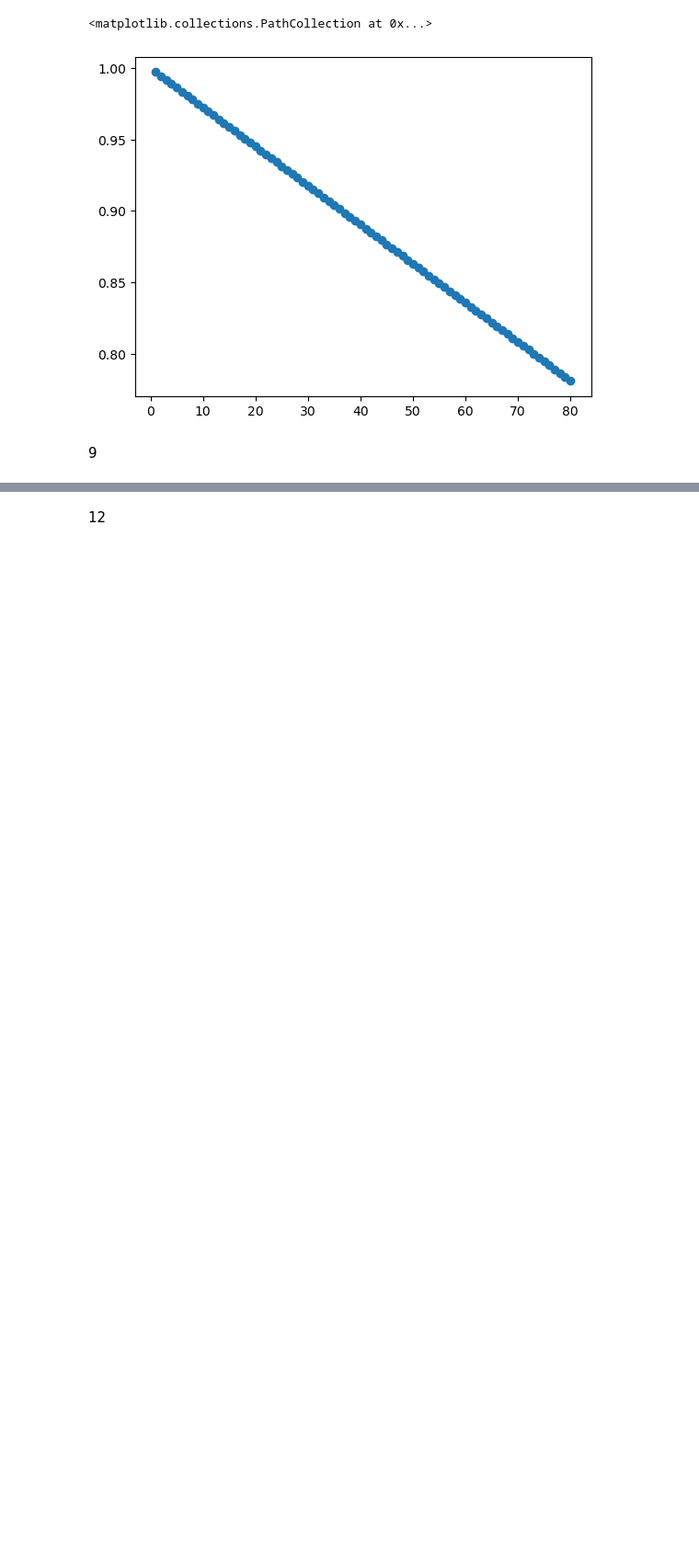
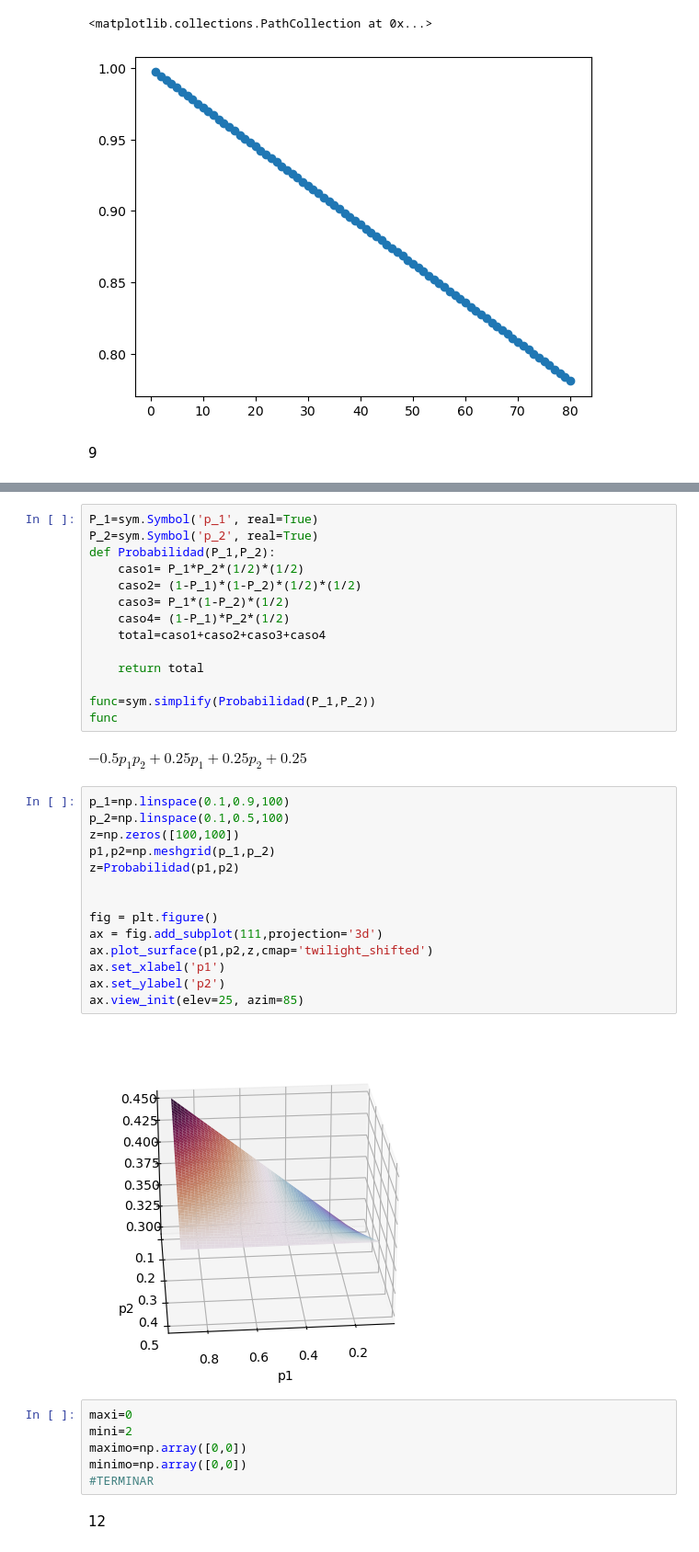
Before and after one commit to lsperezm/Metodos1-LauraPerez-SofiaLizarazo, a Jupyter notebook: Taller4/Taller4-LauraSofiaPerez-BrendaSofiaLizarazo.ipynb, the cells around one changed output, grey strips where cells are left out. Shown: that part at 92% size. Saved outputs shown, nothing was run; the diff lists cells and outputs as text; blank space fills up the shorter version.

```diff
--- a/Taller4/Taller4-LauraSofiaPerez-BrendaSofiaLizarazo.ipynb
+++ b/Taller4/Taller4-LauraSofiaPerez-BrendaSofiaLizarazo.ipynb
@@ -84,2 +95,40 @@ plt.scatter(n,prob)
+# %%
+P_1=sym.Symbol('p_1', real=True)
+P_2=sym.Symbol('p_2', real=True)
+def Probabilidad(P_1,P_2):
+    caso1= P_1*P_2*(1/2)*(1/2)
+    caso2= (1-P_1)*(1-P_2)*(1/2)*(1/2)
+    caso3= P_1*(1-P_2)*(1/2)
+    caso4= (1-P_1)*P_2*(1/2)
+    total=caso1+caso2+caso3+caso4
+
+    return total
+
+func=sym.simplify(Probabilidad(P_1,P_2))
+func
+# %% [output]
+$\displaystyle - 0.5 p_{1} p_{2} + 0.25 p_{1} + 0.25 p_{2} + 0.25$
+# %%
+p_1=np.linspace(0.1,0.9,100)
+p_2=np.linspace(0.1,0.5,100)
+z=np.zeros([100,100])
+p1,p2=np.meshgrid(p_1,p_2)
+z=Probabilidad(p1,p2)
+
+
+fig = plt.figure()
+ax = fig.add_subplot(111,projection='3d')
+ax.plot_surface(p1,p2,z,cmap='twilight_shifted')
+ax.set_xlabel('p1')
+ax.set_ylabel('p2')
+ax.view_init(elev=25, azim=85)
+# %% [output]
+[figure, added]
+# %%
+maxi=0
+mini=2
+maximo=np.array([0,0])
+minimo=np.array([0,0])
+#TERMINAR
 # %% [markdown]
 12
```
Also changed, not shown: parts of 12 cells of this notebook, 2 other files.
